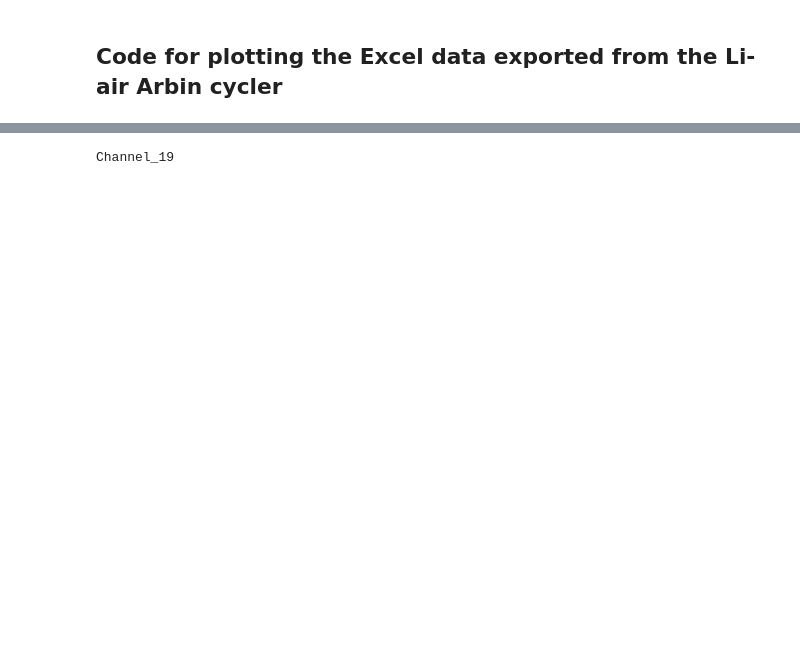
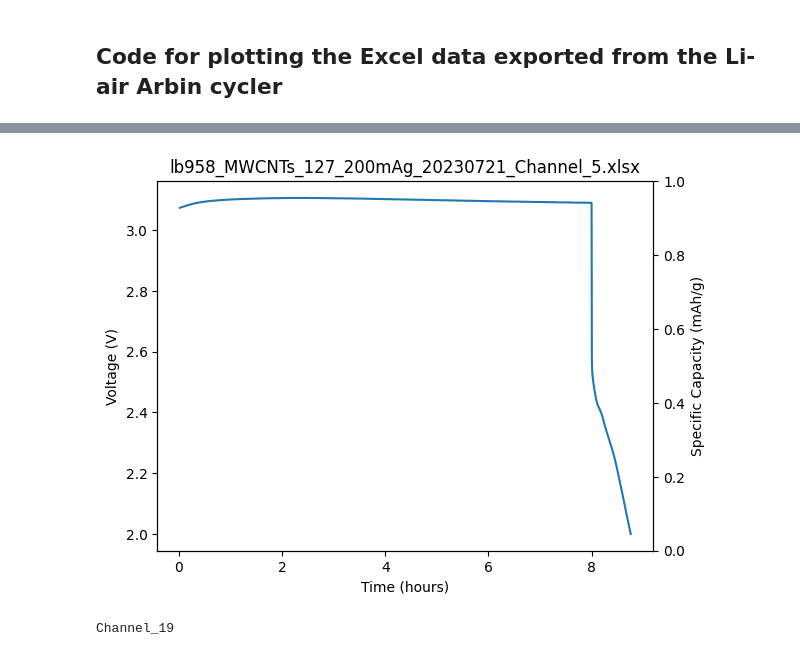
Before and after one commit to elbee99/midi, a Jupyter notebook: cell_plotting.ipynb, the cells around one changed output, grey strips where cells are left out. Saved outputs shown, nothing was run; the diff lists cells and outputs as text; code cells hidden in the pictures; blank space fills up the shorter version.

```diff
--- a/cell_plotting.ipynb
+++ b/cell_plotting.ipynb
@@ -6,0 +46,29 @@ import matplotlib.pyplot as plt
+# %%
+def plot_cell_data(cell_data_path,cathode_mass,
+                   title = None,
+                   saveas = None,
+                   show_discharge = False,
+                   show_charge = False,):
+    df = process_cell_basic(cell_data_path, cathode_mass)
+    fig, ax1 = plt.subplots()
+    ax2 = ax1.twinx()
+    if show_discharge:
+        ax2.plot(df['Test_Time(s)']/3600, df['Specific_Discharge_Capacity(mAh/g)'],alpha=0.75, color='red',
+                 label='Discharge Capacity (mAh/g)')
+    if show_charge:
+        ax2.plot(df['Test_Time(s)']/3600, df['Specific_Charge_Capacity(mAh/g)'],alpha=0.75, color='black',
+                 label='Charge Capacity (mAh/g)')
+    ax1.plot(df['Test_Time(s)']/3600, df['Voltage(V)'],label='Voltage (V)')
+    # ax1.set_xlabel('Specific Capacity (mAh/g)')
+    ax1.set_ylabel('Voltage (V)')
+    ax1.set_xlabel('Time (hours)')
+    ax2.set_ylabel('Specific Capacity (mAh/g)')
+    # ax1.legend()
+    if show_discharge and show_charge:
+        ax2.legend()
+    fig.show()
+    if title == None:
+        title = cell_data_path.split('\\')[-1]
+    ax1.set_title(title)
+    if type(saveas) == str:
+        fig.savefig(saveas, dpi=300)
@@ -7,3 +151,10 @@ import matplotlib.pyplot as plt
+# %%
+path_200mAg = r"C:\Users\lb958\OneDrive - University of Cambridge\Data\Midi\Cell\lb958_MWCNTs_127_200mAg_20230721\Channel_5\lb958_MWCNTs_127_200mAg_20230721_Channel_5.xlsx"
+
+
+plot_cell_data(path_200mAg,1.27)
+# %% [output]
+[figure, added]
 # %%
 file_path = r"C:\Users\lb958\OneDrive - University of Cambridge\Data\Midi\Cell\lb958_CNTS_1625_23523\Channel_19\lb958_CNTS_1497_23523lb958_CNTS_1625_23523_Channel_19.xlsx"
 file_name = file_path.split('\\')[-1]
```
Also changed, not shown: parts of 12 cells of this notebook, 2 other files.
